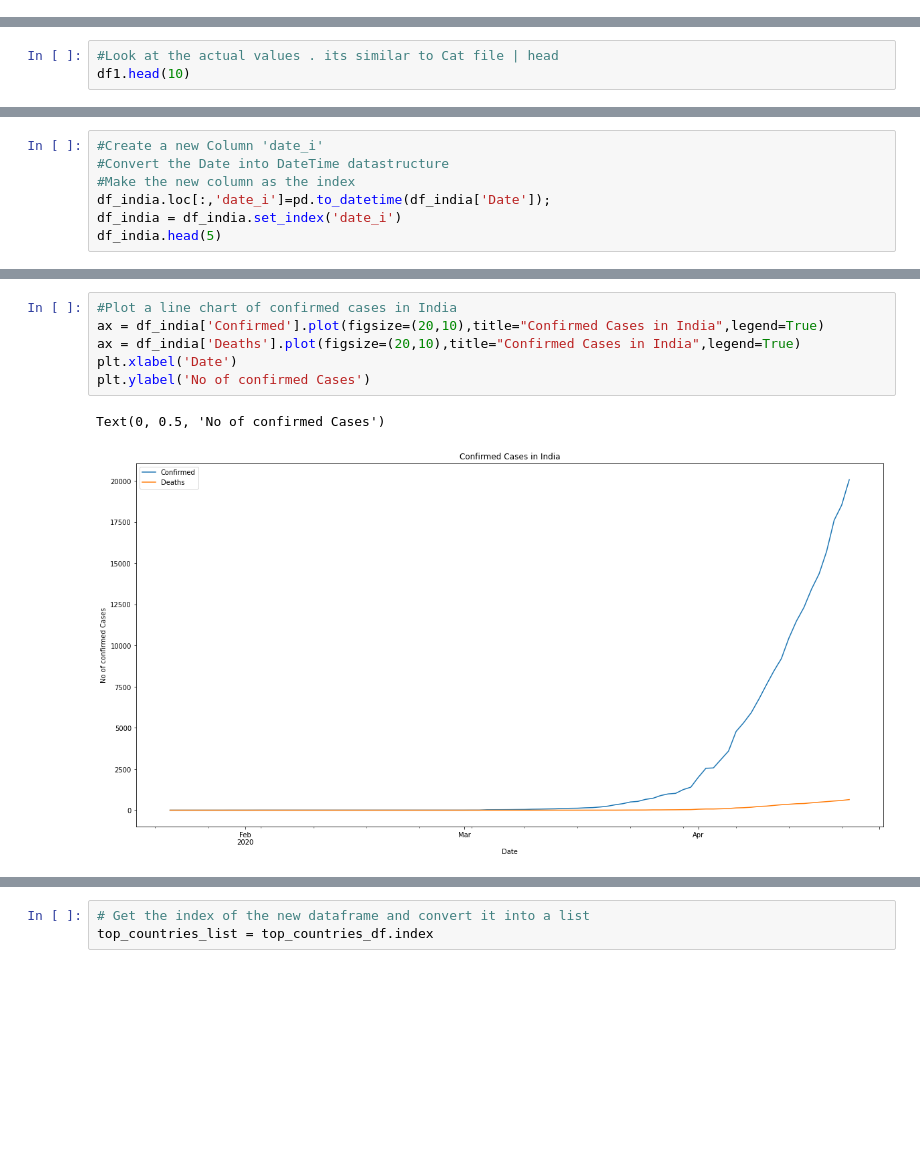
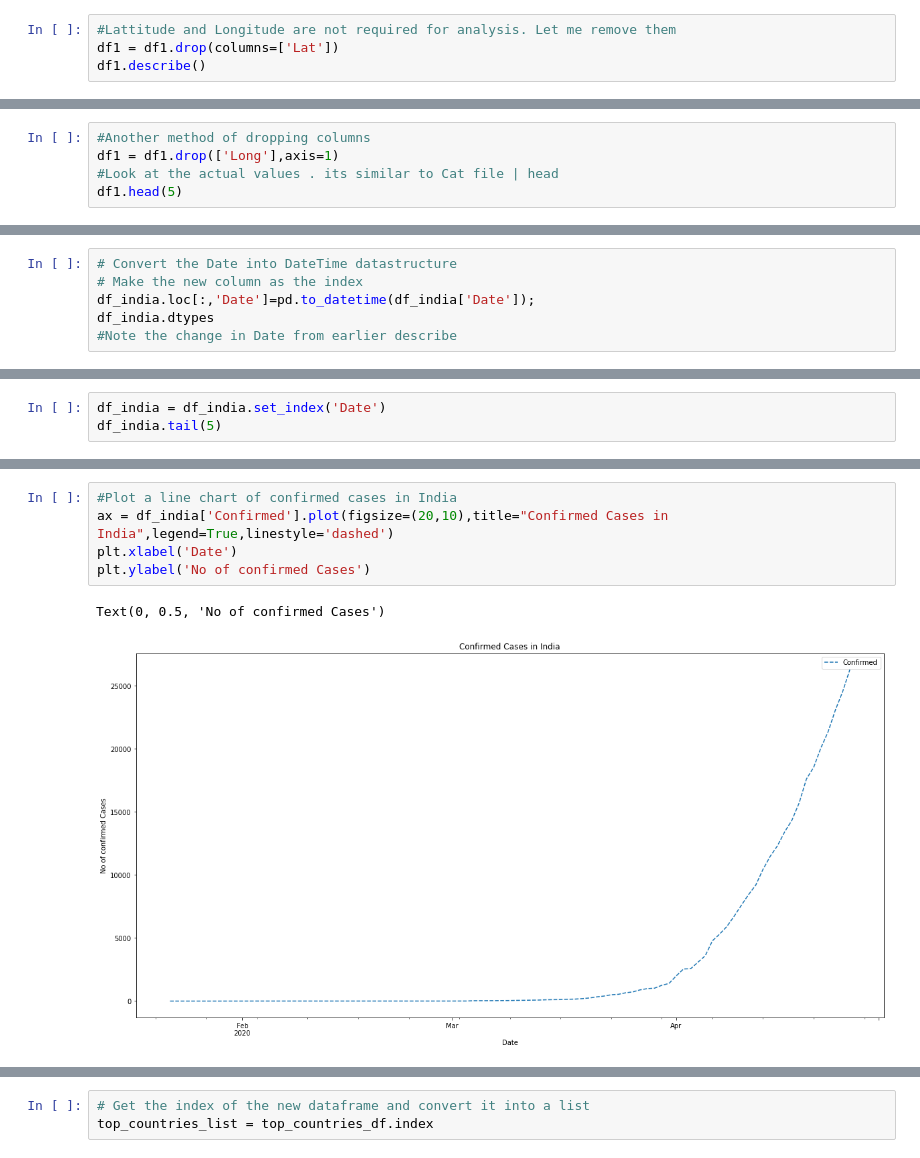
Before and after one commit to premkumarsj/covid, a Jupyter notebook: Covid_data_analysis.ipynb, the cells around one changed output, grey strips where cells are left out. Cells and saved outputs as stored; diff of their text form; blank space fills up the shorter version.

```diff
--- a/Covid_data_analysis.ipynb
+++ b/Covid_data_analysis.ipynb
@@ -47,0 +50,4 @@ df1.describe()
+# %%
+#Lattitude and Longitude are not required for analysis. Let me remove them
+df1 = df1.drop(columns=['Lat'])
+df1.describe()
@@ -48,4 +64,6 @@ df1.describe()
 # %%
+#Another method of dropping columns
+df1 = df1.drop(['Long'],axis=1)
 #Look at the actual values . its similar to Cat file | head
-df1.head(10)
+df1.head(5)
 # %% [output]
@@ -117,8 +122,7 @@ df_india.tail(5)
 # %%
-#Create a new Column 'date_i'
-#Convert the Date into DateTime datastructure
-#Make the new column as the index
-df_india.loc[:,'date_i']=pd.to_datetime(df_india['Date']);
-df_india = df_india.set_index('date_i')
-df_india.head(5)
+# Convert the Date into DateTime datastructure
+# Make the new column as the index
+df_india.loc[:,'Date']=pd.to_datetime(df_india['Date']);
+df_india.dtypes
+#Note the change in Date from earlier describe
 # %% [output]
@@ -131,0 +141,3 @@ df_india.head(5)
+# %%
+df_india = df_india.set_index('Date')
+df_india.tail(5)
@@ -132,11 +152,10 @@ df_india.head(5)
 # %%
 #Plot a line chart of confirmed cases in India
-ax = df_india['Confirmed'].plot(figsize=(20,10),title="Confirmed Cases in India",legend=True)
-ax = df_india['Deaths'].plot(figsize=(20,10),title="Confirmed Cases in India",legend=True)
+ax = df_india['Confirmed'].plot(figsize=(20,10),title="Confirmed Cases in India",legend=True,linestyle='dashed')
 plt.xlabel('Date')
 plt.ylabel('No of confirmed Cases')
 # %% [output]
 Text(0, 0.5, 'No of confirmed Cases')
-[figure, old version]
+[figure, new version]
 # %%
 #Plot a line chart of confirmed cases in India
```
Also changed, not shown: parts of 41 cells of this notebook, 1 other file.
